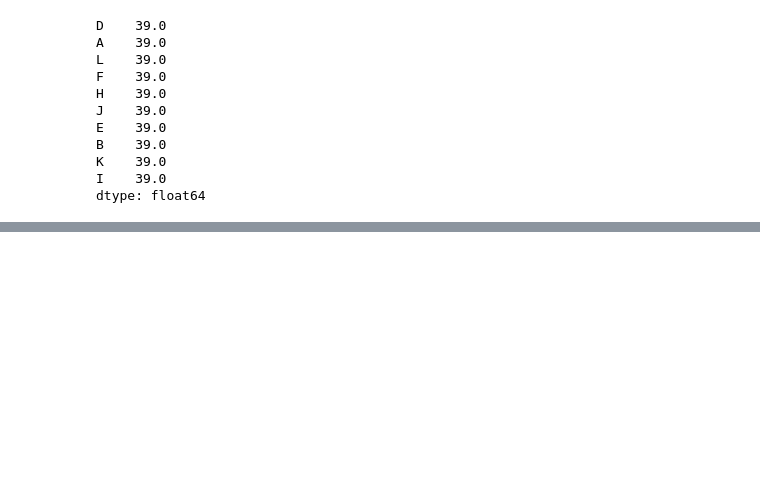
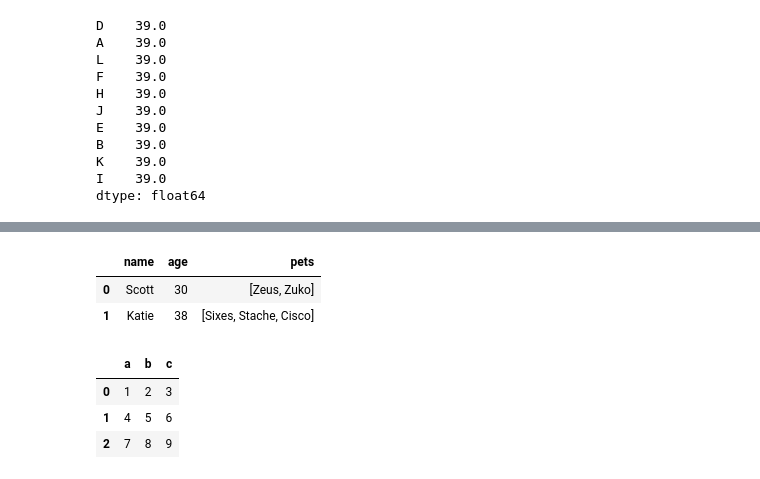
Before and after one commit to Roooooobin/Python-for-Data-Analysis-Practice, a Jupyter notebook: Data Loading, Storage, and File Formats.ipynb, the cells around one changed output, grey strips where cells are left out. Cells and saved outputs as stored; diff of their text form; code cells hidden in the pictures; blank space fills up the shorter version.

```diff
--- a/Data Loading, Storage, and File Formats.ipynb
+++ b/Data Loading, Storage, and File Formats.ipynb
@@ -156,0 +206,27 @@ dtype: float64
+# %%
+"""
+JSON(JavaScript Object Notation) has become one of the standard formats
+for sending data by HTTP request between web browsers and other applications. It is
+a much more free-form data format than a tabular text form like CSV. Here is an
+example:
+"""
+obj = """
+{"name": "Wes",
+"places_lived": ["United States", "Spain", "Germany"],
+"pet": null,
+"siblings": [{"name": "Scott", "age": 30, "pets": ["Zeus", "Zuko"]},
+{"name": "Katie", "age": 38,
+"pets": ["Sixes", "Stache", "Cisco"]}]
+}
+"""
+"""
+JSON is very nearly valid Python code with the exception of its null value null and some other nuances(such as disallowing trailing commas at the end of lists)
+The basic types are objects (dicts), arrays (lists), strings, numbers, booleans, and nulls.
+All of the keys in an object must be strings.
+There are several Python libraries for reading and writing JSON data.
+To convert a JSON string to Python form, use json.loads:
+"""
+import json
+result = json.loads(obj)
+result
+# json.dumps(), converts a Python object back to JSON
@@ -156,0 +241,17 @@ dtype: float64
+# %%
+# Conveniently, you can pass a list of dicts (which were previously JSON objects) to the DataFrame constructor and select a subset of the data fields:
+import pandas as pd
+siblings = pd.DataFrame(result['siblings'], columns=['name', 'age', 'pets'])
+siblings
+# read_json
+data = pd.read_json('examples/example.json')
+data
+# to_json
+# %% [output]
+|  | name | age | pets |
+| 0 | Scott | 30 | [Zeus, Zuko] |
+| 1 | Katie | 38 | [Sixes, Stache, Cisco] |
+|  | a | b | c |
+| 0 | 1 | 2 | 3 |
+| 1 | 4 | 5 | 6 |
+| 2 | 7 | 8 | 9 |
```
Also changed, not shown: parts of 8 cells of this notebook, 4 other files.
